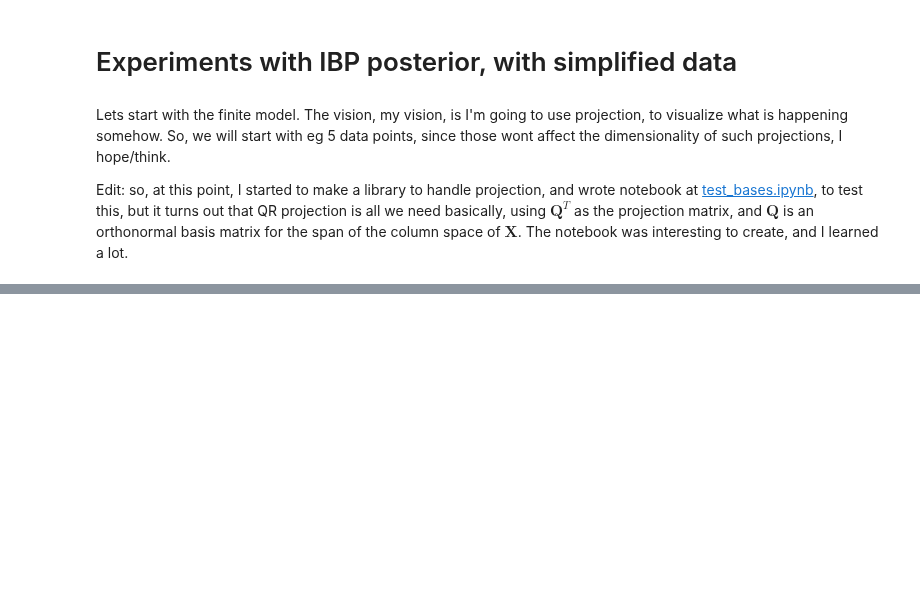
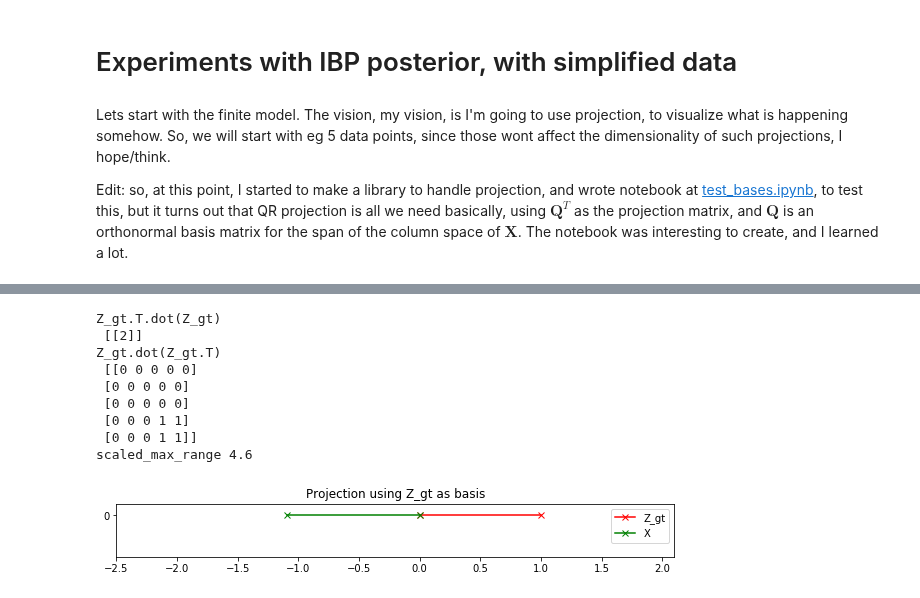
Before and after one commit to hughperkins/selfstudy-IBP, a Jupyter notebook: play_likelihood_attempt2.ipynb, the cells around one changed output, grey strips where cells are left out. Saved outputs shown, nothing was run; the diff lists cells and outputs as text; code cells hidden in the pictures; blank space fills up the shorter version.

```diff
--- a/play_likelihood_attempt2.ipynb
+++ b/play_likelihood_attempt2.ipynb
@@ -76,0 +115,22 @@ X [[ 0.09973454]
+# %%
+print('Z_gt.T.dot(Z_gt)\n', Z_gt.T.dot(Z_gt))
+print('Z_gt.dot(Z_gt.T)\n', Z_gt.dot(Z_gt.T))
+# print('np.linalg.inv(Z_gt)', np.linalg.inv(Z_gt))
+Z_gt_linv = np.linalg.solve(Z_gt.T.dot(Z_gt), Z_gt.T)
+mylib.proportional_axes(xlim=[-2.5, 2.1], ylim=[-0.35, 0.1])
+plt.plot([0, Z_gt_linv.dot(Z_gt)], [0, 0], 'r-x', label='Z_gt')
+plt.plot([0, Z_gt_linv.dot(X)], [0, 0], 'g-x', label='X')
+plt.title('Projection using Z_gt as basis')
+plt.legend()
+plt.show()
+# %% [output]
+Z_gt.T.dot(Z_gt)
+ [[2]]
+Z_gt.dot(Z_gt.T)
+ [[0 0 0 0 0]
+ [0 0 0 0 0]
+ [0 0 0 0 0]
+ [0 0 0 1 1]
+ [0 0 0 1 1]]
+scaled_max_range 4.6
+[figure, added]
```
Also changed, not shown: parts of 10 cells of this notebook, 1 other file.
